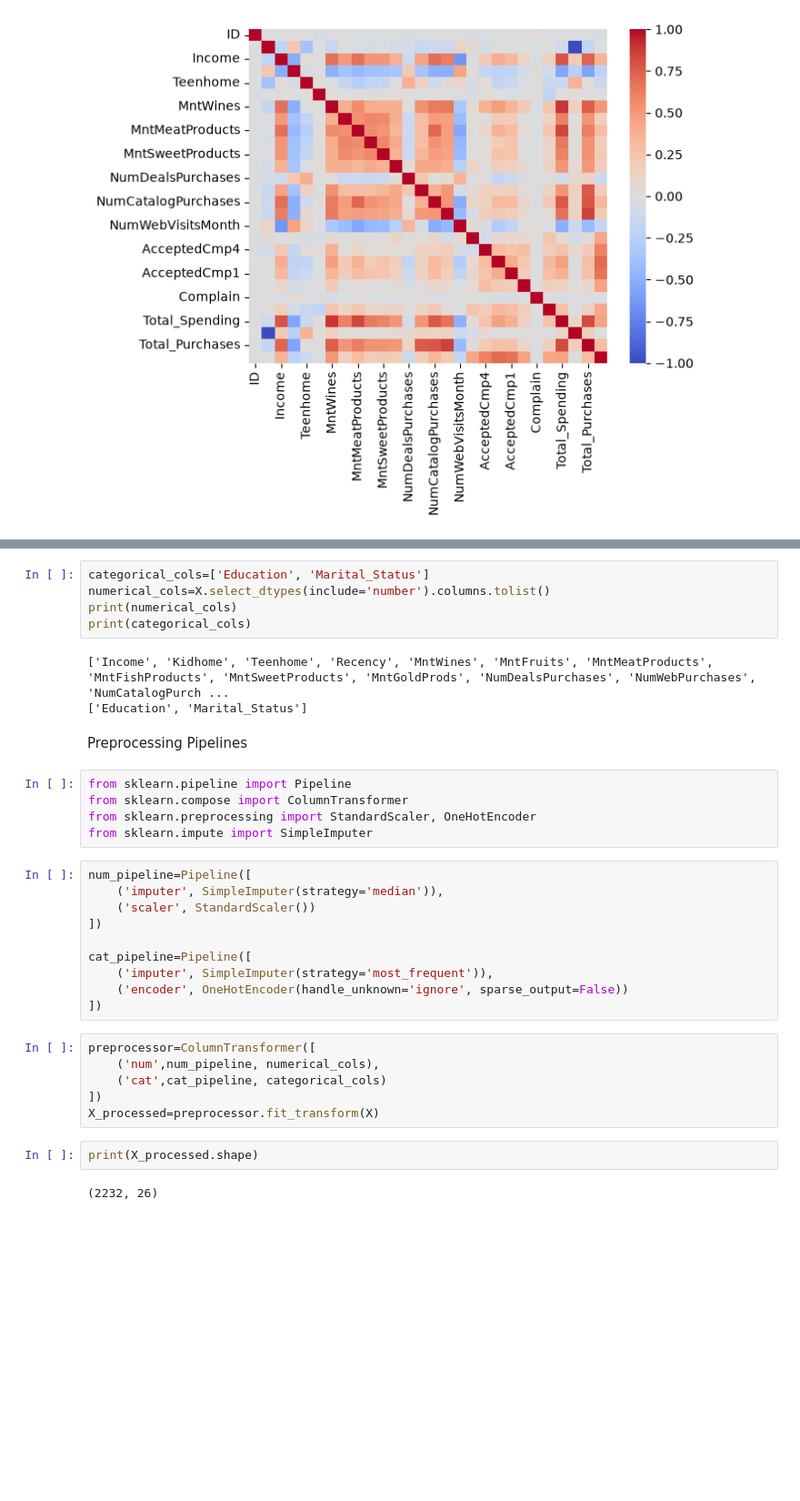
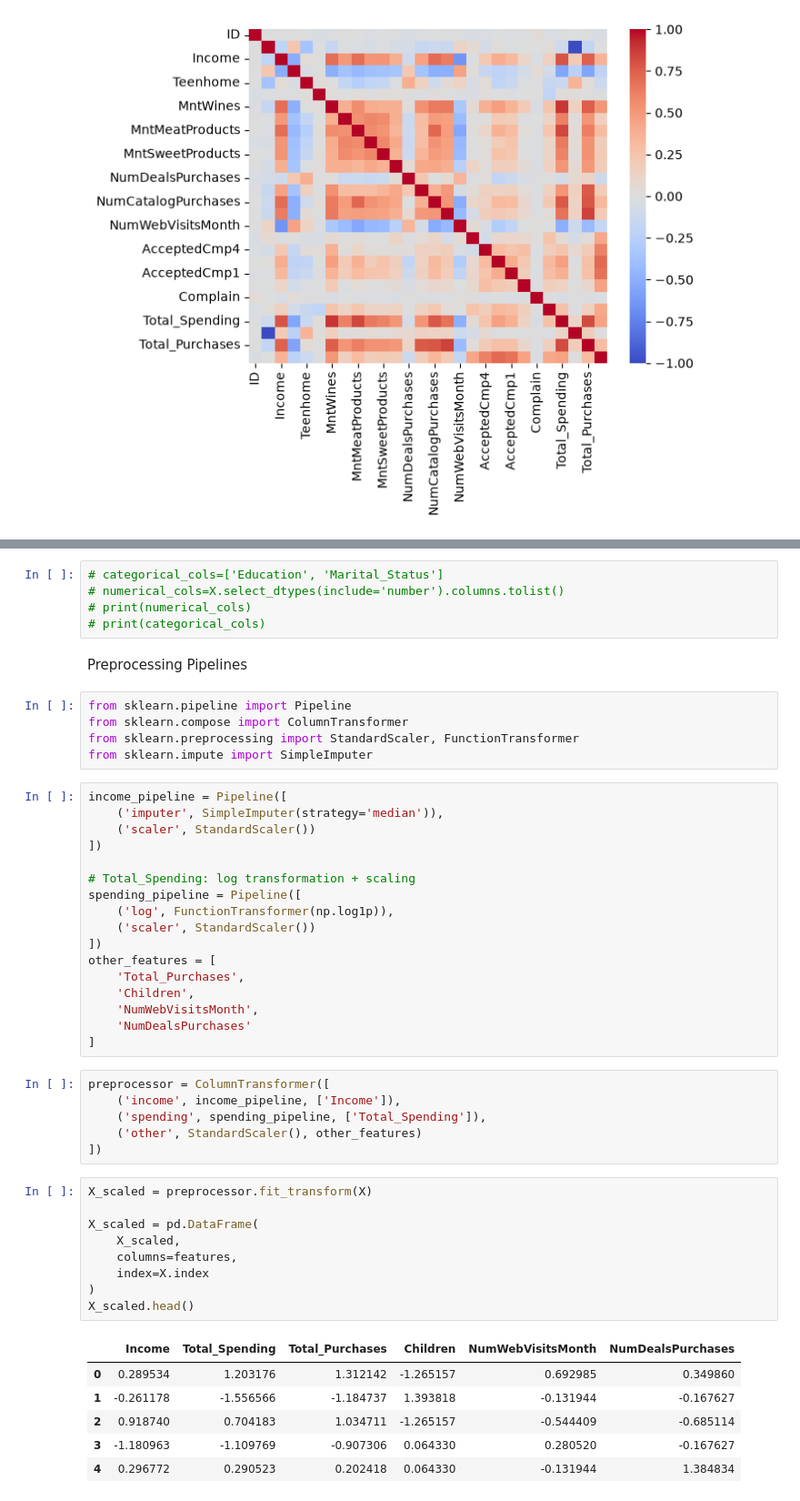
Before and after one commit to MKxFurkan/Customer-Segmentation, a Jupyter notebook: notebooks/customer_segmentation.ipynb, the cells around one changed output, grey strips where cells are left out. Shown at 91% size. Cells and saved outputs as stored; diff of their text form; blank space fills up the shorter version.

```diff
--- a/notebooks/customer_segmentation.ipynb
+++ b/notebooks/customer_segmentation.ipynb
@@ -454,35 +455,51 @@ memory usage: 348.8 KB
 # %%
-categorical_cols=['Education', 'Marital_Status']
-numerical_cols=X.select_dtypes(include='number').columns.tolist()
-print(numerical_cols)
-print(categorical_cols)
+# categorical_cols=['Education', 'Marital_Status']
+# numerical_cols=X.select_dtypes(include='number').columns.tolist()
+# print(numerical_cols)
+# print(categorical_cols)
-# %% [output]
-['Income', 'Kidhome', 'Teenhome', 'Recency', 'MntWines', 'MntFruits', 'MntMeatProducts', 'MntFishProducts', 'MntSweetProducts', 'MntGoldProds', 'NumDealsPurchases', 'NumWebPurchases', 'NumCatalogPurch ...
-['Education', 'Marital_Status']
 # %% [markdown]
 Preprocessing Pipelines
 # %%
 from sklearn.pipeline import Pipeline
 from sklearn.compose import ColumnTransformer
-from sklearn.preprocessing import StandardScaler, OneHotEncoder
+from sklearn.preprocessing import StandardScaler, FunctionTransformer
 from sklearn.impute import SimpleImputer
 # %%
-num_pipeline=Pipeline([
+income_pipeline = Pipeline([
     ('imputer', SimpleImputer(strategy='median')),
     ('scaler', StandardScaler())
 ])
 
-cat_pipeline=Pipeline([
-    ('imputer', SimpleImputer(strategy='most_frequent')),
-    ('encoder', OneHotEncoder(handle_unknown='ignore', sparse_output=False))
+# Total_Spending: log transformation + scaling
+spending_pipeline = Pipeline([
+    ('log', FunctionTransformer(np.log1p)),
+    ('scaler', StandardScaler())
 ])
+other_features = [
+    'Total_Purchases',
+    'Children',
+    'NumWebVisitsMonth',
+    'NumDealsPurchases'
+]
 # %%
-preprocessor=ColumnTransformer([
-    ('num',num_pipeline, numerical_cols),
-    ('cat',cat_pipeline, categorical_cols)
+preprocessor = ColumnTransformer([
+    ('income', income_pipeline, ['Income']),
+    ('spending', spending_pipeline, ['Total_Spending']),
+    ('other', StandardScaler(), other_features)
 ])
-X_processed=preprocessor.fit_transform(X)
 # %%
-print(X_processed.shape)
+X_scaled = preprocessor.fit_transform(X)
+
+X_scaled = pd.DataFrame(
+    X_scaled,
+    columns=features,
+    index=X.index
+)
+X_scaled.head()
 # %% [output]
-(2232, 26)
+|  | Income | Total_Spending | Total_Purchases | Children | NumWebVisitsMonth | NumDealsPurchases |
+| 0 | 0.289534 | 1.203176 | 1.312142 | -1.265157 | 0.692985 | 0.349860 |
+| 1 | -0.261178 | -1.556566 | -1.184737 | 1.393818 | -0.131944 | -0.167627 |
+| 2 | 0.918740 | 0.704183 | 1.034711 | -1.265157 | -0.544409 | -0.685114 |
+| 3 | -1.180963 | -1.109769 | -0.907306 | 0.064330 | 0.280520 | -0.167627 |
+| 4 | 0.296772 | 0.290523 | 0.202418 | 0.064330 | -0.131944 | 1.384834 |
```
Also changed, not shown: parts of 19 cells of this notebook, 3 other files.
